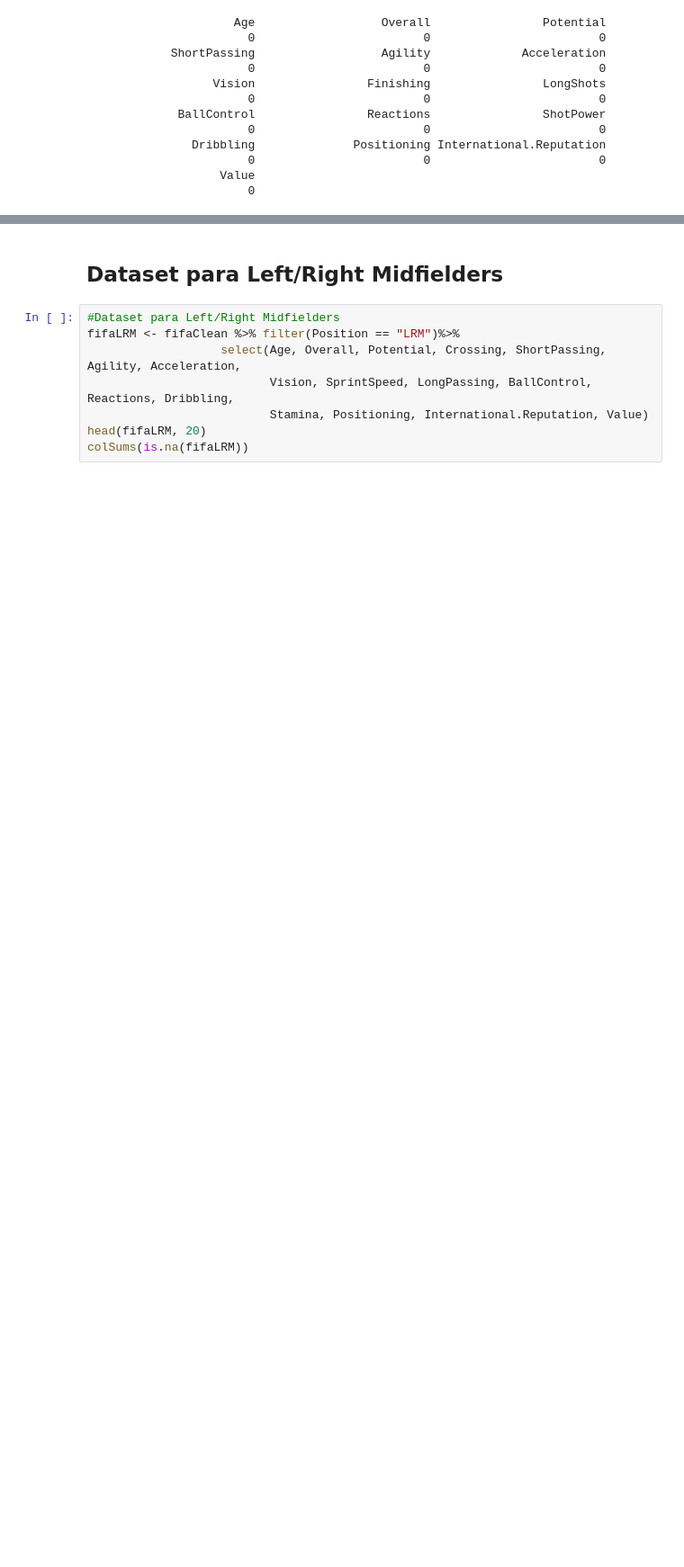
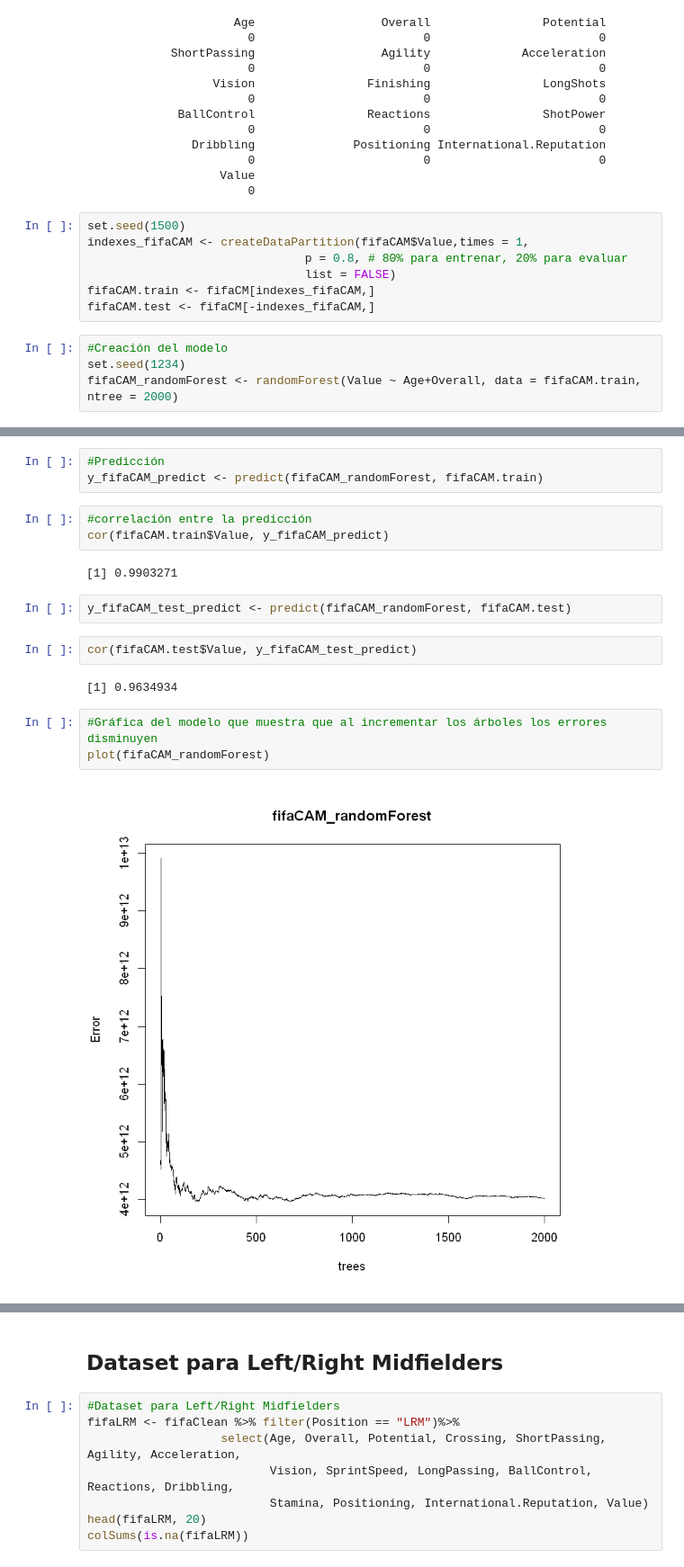
Before and after one commit to LauraRodriguezCanova/MachineLearning, a Jupyter notebook: TallerMachineLearning_DevIT.ipynb, the cells around one changed output, grey strips where cells are left out. Shown at 90% size. Cells and saved outputs as stored; diff of their text form; blank space fills up the shorter version.

Commit message:
error

```diff
--- a/TallerMachineLearning_DevIT.ipynb
+++ b/TallerMachineLearning_DevIT.ipynb
@@ -2575,3 +2591,14 @@ colSums(is.na(fifaCAM))
                        0                        0                        0
                    Value
                        0
+# %%
+set.seed(1500)
+indexes_fifaCAM <- createDataPartition(fifaCAM$Value,times = 1,
+                               p = 0.8, # 80% para entrenar, 20% para evaluar
+                               list = FALSE)
+fifaCAM.train <- fifaCM[indexes_fifaCAM,]
+fifaCAM.test <- fifaCM[-indexes_fifaCAM,]
+# %%
+#Creación del modelo
+set.seed(1234)
+fifaCAM_randomForest <- randomForest(Value ~ Age+Overall, data = fifaCAM.train, ntree = 2000)
@@ -2577,0 +2623,19 @@ colSums(is.na(fifaCAM))
+# %%
+#Predicción
+y_fifaCAM_predict <- predict(fifaCAM_randomForest, fifaCAM.train)
+# %%
+#correlación entre la predicción
+cor(fifaCAM.train$Value, y_fifaCAM_predict)
+# %% [output]
+[1] 0.9903271
+# %%
+y_fifaCAM_test_predict <- predict(fifaCAM_randomForest, fifaCAM.test)
+# %%
+cor(fifaCAM.test$Value, y_fifaCAM_test_predict)
+# %% [output]
+[1] 0.9634934
+# %%
+#Gráfica del modelo que muestra que al incrementar los árboles los errores disminuyen
+plot(fifaCAM_randomForest)
+# %% [output]
+[figure, added]
```
Also changed, not shown: parts of 37 cells of this notebook.
